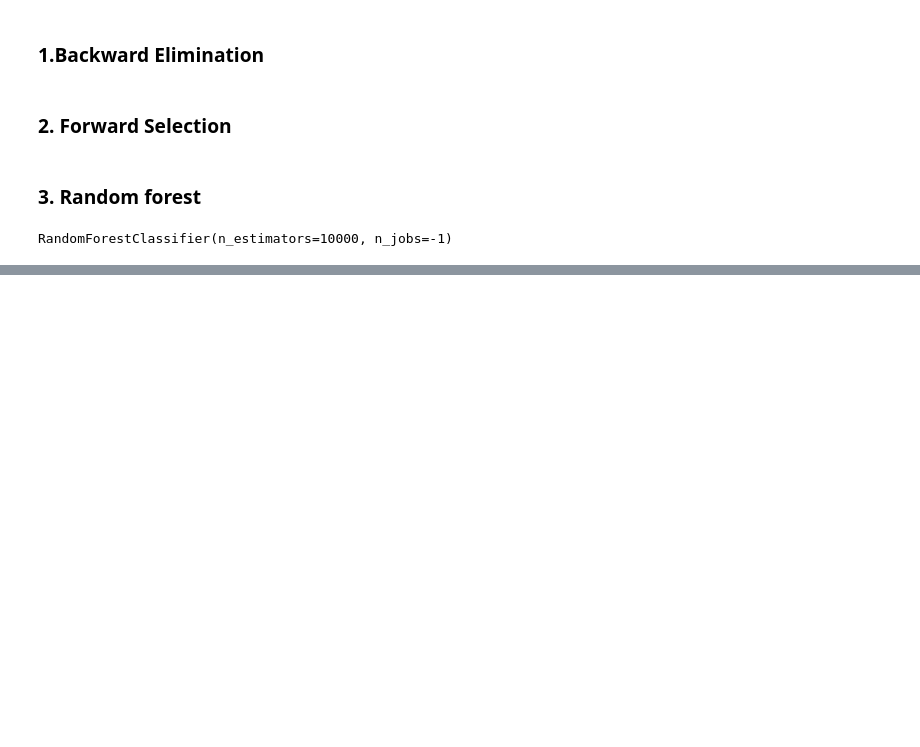
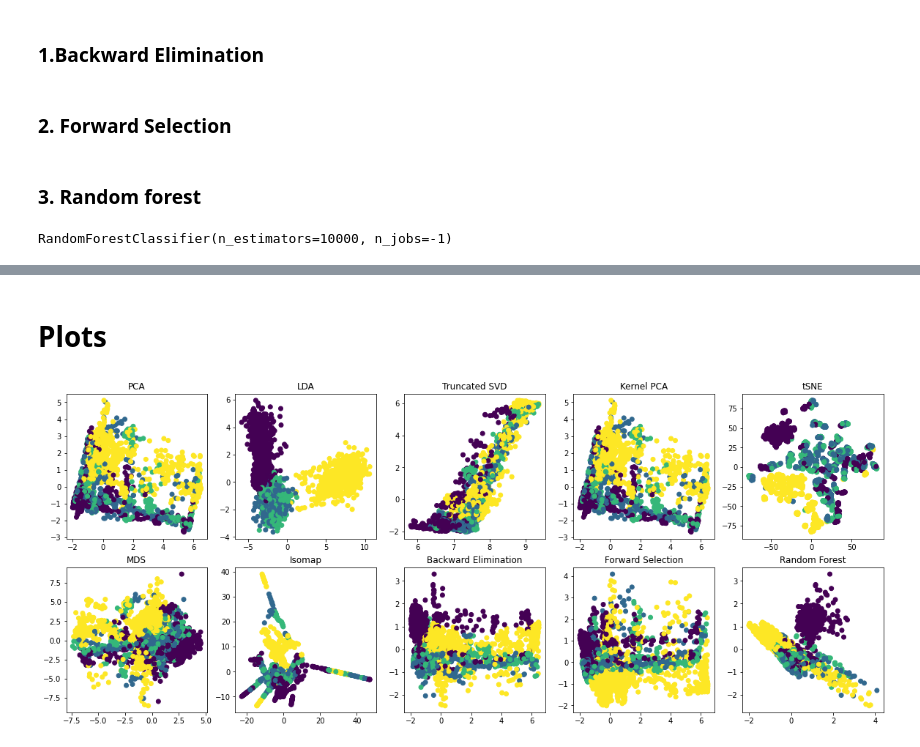
Before and after one commit to himalayasharma/sensor-data-compression, a Jupyter notebook: notebooks/0.1-hs-compression-using-DR-techniques.ipynb, the cells around one changed output, grey strips where cells are left out. Drawn from its saved outputs; the diff is of its cells as text; code cells hidden in the pictures; blank space fills up the shorter version.

Commit message:
Add DR plots

```diff
--- a/notebooks/0.1-hs-compression-using-DR-techniques.ipynb
+++ b/notebooks/0.1-hs-compression-using-DR-techniques.ipynb
@@ -125,7 +126,7 @@ dr_data_dict['mds'] = mds.fit_transform(X_train), mds.fit_transform(X_test)
 from sklearn.manifold import Isomap
 
 isomap = Isomap(n_components=2, n_jobs=-1)
-dr_data_dict['isomap'] = isomap.fit_transform(X_train), isomap.fit_transform(X_test)
+dr_data_dict['Isomap'] = isomap.fit_transform(X_train), isomap.fit_transform(X_test)
 # %% [markdown]
 ## **FEATURE SELECTION**
 # %%
@@ -142,14 +143,14 @@ from sklearn.feature_selection import SequentialFeatureSelector
 knn = KNeighborsClassifier(n_neighbors=3, n_jobs=-1)
 sfs_backward = SequentialFeatureSelector(knn, n_features_to_select=2, direction='backward', n_jobs=-1)
 sfs_backward.fit(X_train_pca, y_train)
-dr_data_dict['backward_elimination'] = (sfs_backward.transform(X_train_pca), sfs_backward.transform(X_test_pca))
+dr_data_dict['Backward Elimination'] = (sfs_backward.transform(X_train_pca), sfs_backward.transform(X_test_pca))
 # %% [markdown]
 ### 2. Forward Selection
 # %%
 knn = KNeighborsClassifier(n_neighbors=3, n_jobs=-1)
 sfs_forward = SequentialFeatureSelector(knn, n_features_to_select=2, direction='forward', n_jobs=-1)
 sfs_forward.fit(X_train_pca, y_train)
-dr_data_dict['forward_selection'] = (sfs_forward.transform(X_train_pca), sfs_forward.transform(X_test_pca))
+dr_data_dict['Forward Selection'] = (sfs_forward.transform(X_train_pca), sfs_forward.transform(X_test_pca))
 # %% [markdown]
 ### 3. Random forest
 # %%
@@ -176,2 +177,20 @@ Feature 10 ->  0.055538325346894866
 # %%
-dr_data_dict['random_forest'] = (X_train_pca[:, 2:4], X_test_pca[:, 2:4])
+dr_data_dict['Random Forest'] = (X_train_pca[:, 2:4], X_test_pca[:, 2:4])
+# %% [markdown]
+# Plots
+# %%
+nrows, ncols = 2, 5
+
+fig, ax = plt.subplots(nrows=nrows, ncols=ncols, figsize=(20,8))
+
+row = 0
+col = 0
+for key, item in dr_data_dict.items():
+    ax[row, col].scatter(item[0][:, 0], item[0][:, 1], c=y_train)
+    ax[row, col].set_title(key)
+    col += 1
+    if(col > 4):
+        col = 0
+        row = 1
+# %% [output]
+[figure, added]
```
Also changed, not shown: parts of 8 cells of this notebook.
